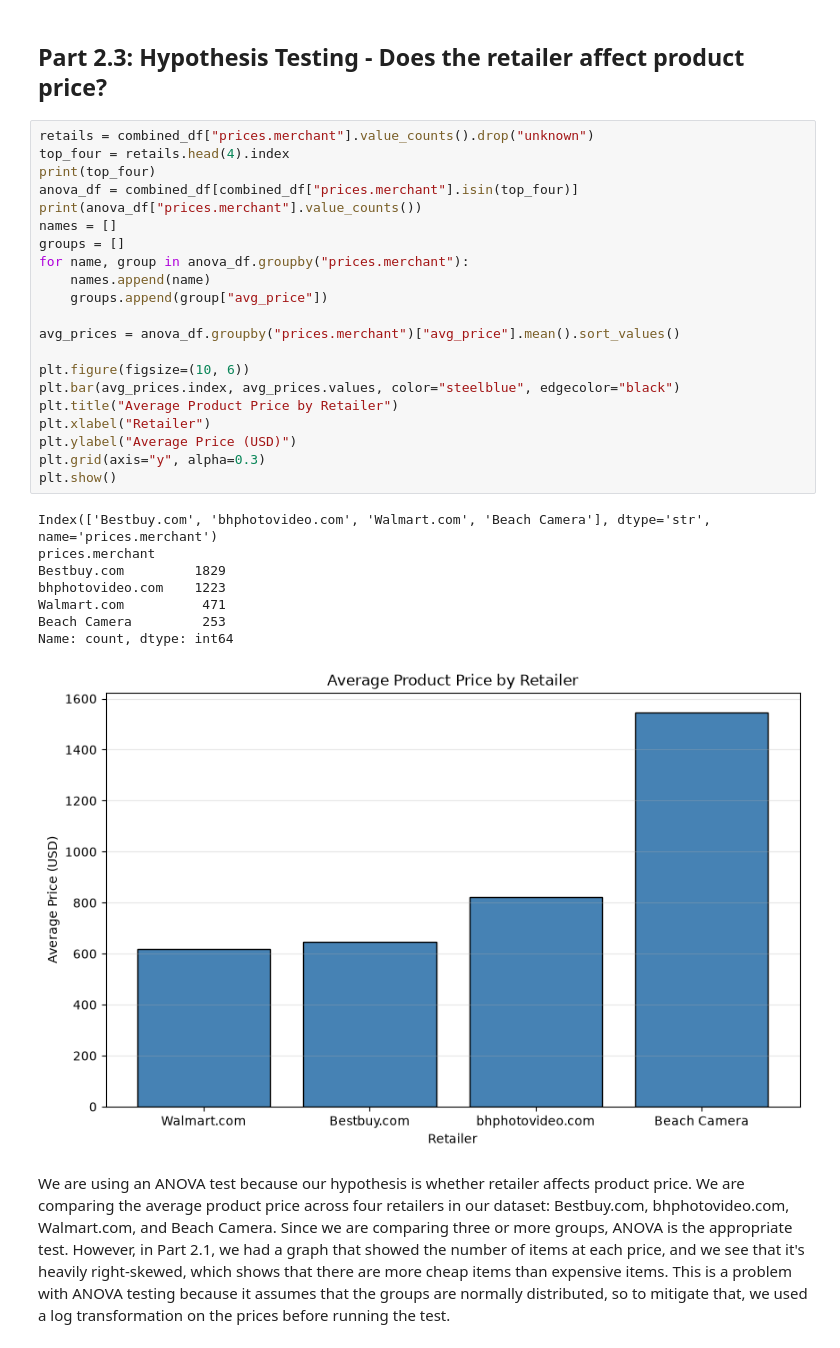
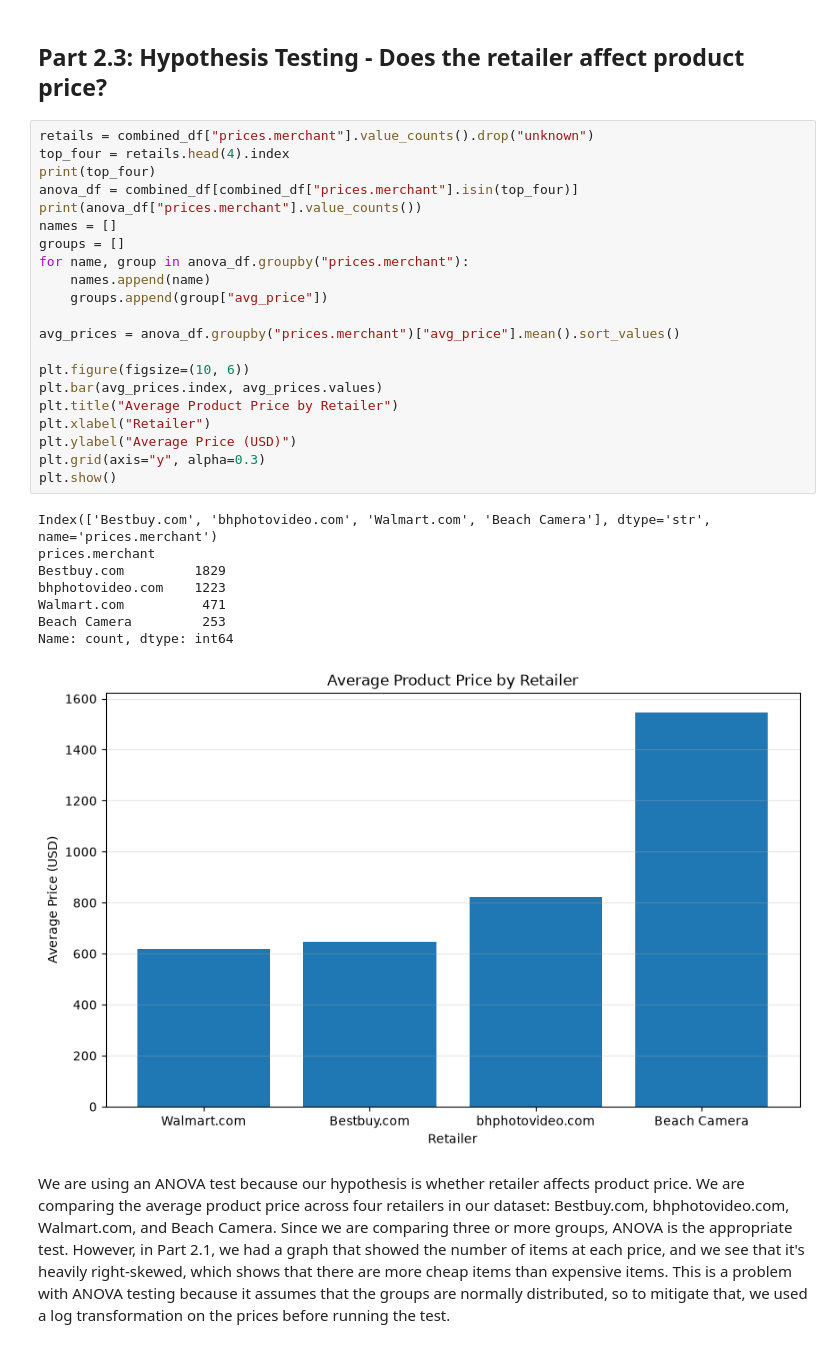
Before and after one commit to zoryT8/CMSC320-Final-Project, a Jupyter notebook: cleaning&analysis.ipynb, the cells around one changed output. Drawn from its saved outputs; the diff is of its cells as text.

```diff
--- a/cleaning&analysis.ipynb
+++ b/cleaning&analysis.ipynb
@@ -488,33 +477,33 @@ The positive Spearman correlation coefficient of 0.105 suggests that there is a
 # %%
 retails = combined_df["prices.merchant"].value_counts().drop("unknown")
 top_four = retails.head(4).index
 print(top_four)
 anova_df = combined_df[combined_df["prices.merchant"].isin(top_four)]
 print(anova_df["prices.merchant"].value_counts())
 names = []
 groups = []
 for name, group in anova_df.groupby("prices.merchant"):
     names.append(name)
     groups.append(group["avg_price"])
 
 avg_prices = anova_df.groupby("prices.merchant")["avg_price"].mean().sort_values()
 
 plt.figure(figsize=(10, 6))
-plt.bar(avg_prices.index, avg_prices.values, color="steelblue", edgecolor="black")
+plt.bar(avg_prices.index, avg_prices.values)
 plt.title("Average Product Price by Retailer")
 plt.xlabel("Retailer")
 plt.ylabel("Average Price (USD)")
 plt.grid(axis="y", alpha=0.3)
 plt.show()
 # %% [output]
 Index(['Bestbuy.com', 'bhphotovideo.com', 'Walmart.com', 'Beach Camera'], dtype='str', name='prices.merchant')
 prices.merchant
 Bestbuy.com         1829
 bhphotovideo.com    1223
 Walmart.com          471
 Beach Camera         253
 Name: count, dtype: int64
-[figure, old version]
+[figure, new version]
 # %% [markdown]
 We are using an ANOVA test because our hypothesis is whether retailer affects product price. We are comparing the average product price across four retailers in our dataset: Bestbuy.com, bhphotovideo.com, Walmart.com, and Beach Camera. Since we are comparing three or more groups, ANOVA is the appropriate test. However, in Part 2.1, we had a graph that showed the number of items at each price, and we see that it's heavily right-skewed, which shows that there are more cheap items than expensive items. This is a problem with ANOVA testing because it assumes that the groups are normally distributed, so to mitigate that, we used a log transformation on the prices before running the test.
 # %% [markdown]
```
Also changed, not shown: parts of 7 cells of this notebook.
